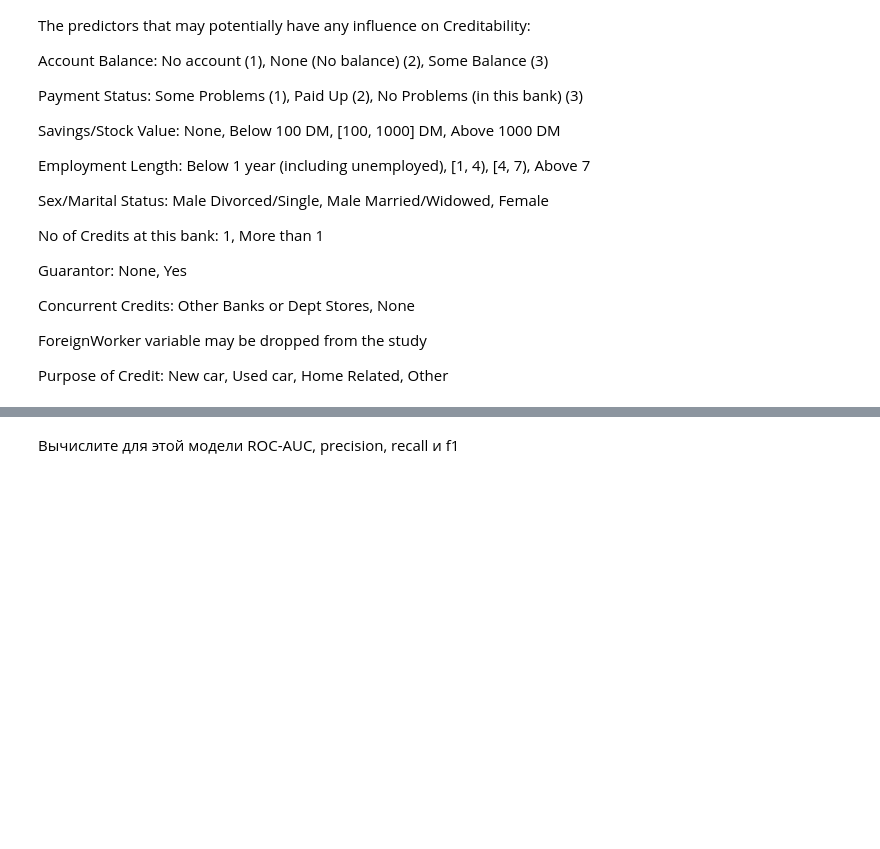
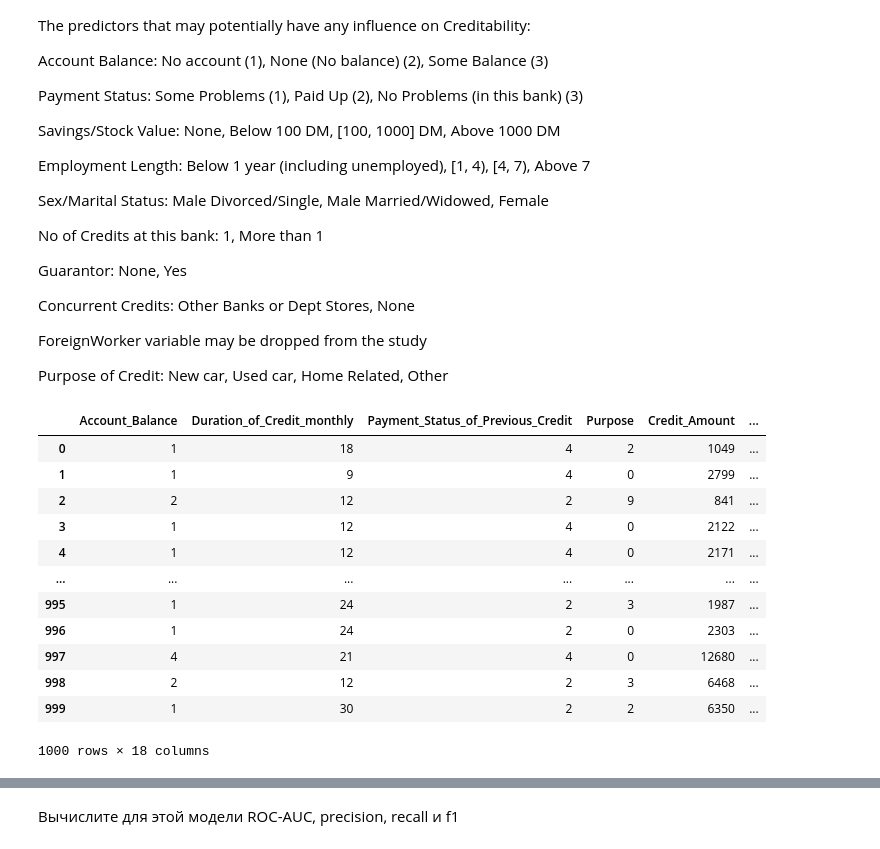
Before and after one commit to ibatuloff/MLcourse, a Jupyter notebook: lab3/Линейная модель и градиентный спуск.ipynb, the cells around one changed output, grey strips where cells are left out. Drawn from its saved outputs; the diff is of its cells as text; code cells hidden in the pictures; blank space fills up the shorter version.

```diff
--- a/lab3/Линейная модель и градиентный спуск.ipynb
+++ b/lab3/Линейная модель и градиентный спуск.ipynb
@@ -241,8 +242,32 @@ ForeignWorker variable may be dropped from the study
 Purpose of Credit: New car, Used car, Home Related, Other
 # %%
 data = pd.read_csv('german.csv', sep=';')
-print(data.head())
-Y = ?
-X = ?
+# print(data.head())
+Y = data['Creditability']
+X = data.iloc[:, 1:].drop(columns=['Foreign_Worker', 'No_of_dependents'])
+# X = data[['Account_Balance',
+#         'Payment_Status_of_Previous_Credit',
+#         'Value_Savings_Stocks',
+#         'Length_of_current_employment',
+#         'Sex_Marital_Status',
+#         'No_of_Credits_at_this_Bank',
+#         'Guarantors',
+#         'Credit_Amount',
+#         'Purpose']]
+X
+# %% [output]
+|  | Account_Balance | Duration_of_Credit_monthly | Payment_Status_of_Previous_Credit | Purpose | Credit_Amount | ... |
+| 0 | 1 | 18 | 4 | 2 | 1049 | ... |
+| 1 | 1 | 9 | 4 | 0 | 2799 | ... |
+| 2 | 2 | 12 | 2 | 9 | 841 | ... |
+| 3 | 1 | 12 | 4 | 0 | 2122 | ... |
+| 4 | 1 | 12 | 4 | 0 | 2171 | ... |
+| ... | ... | ... | ... | ... | ... | ... |
+| 995 | 1 | 24 | 2 | 3 | 1987 | ... |
+| 996 | 1 | 24 | 2 | 0 | 2303 | ... |
+| 997 | 4 | 21 | 4 | 0 | 12680 | ... |
+| 998 | 2 | 12 | 2 | 3 | 6468 | ... |
+| 999 | 1 | 30 | 2 | 2 | 6350 | ... |
+1000 rows × 18 columns
 # %%
 print(data.describe())
```
Also changed, not shown: parts of 8 cells of this notebook.
